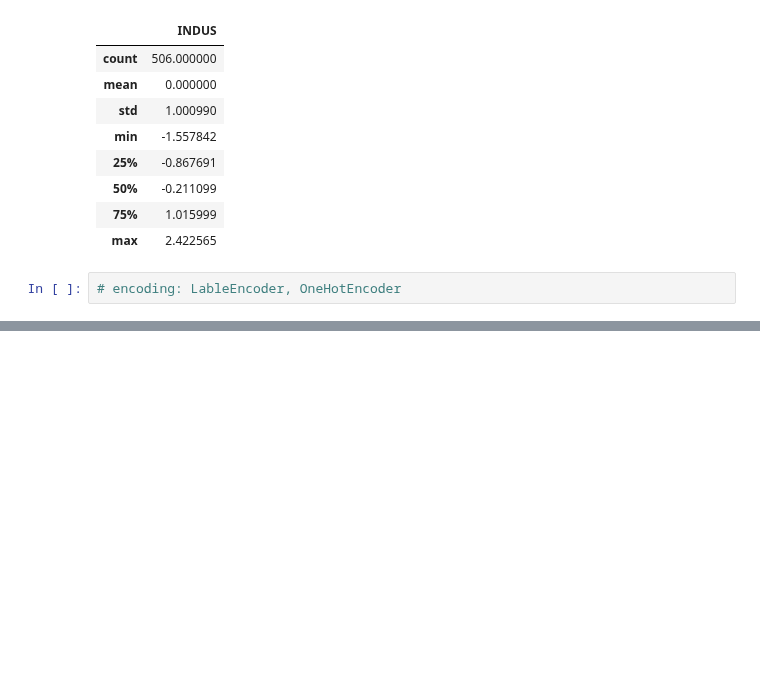
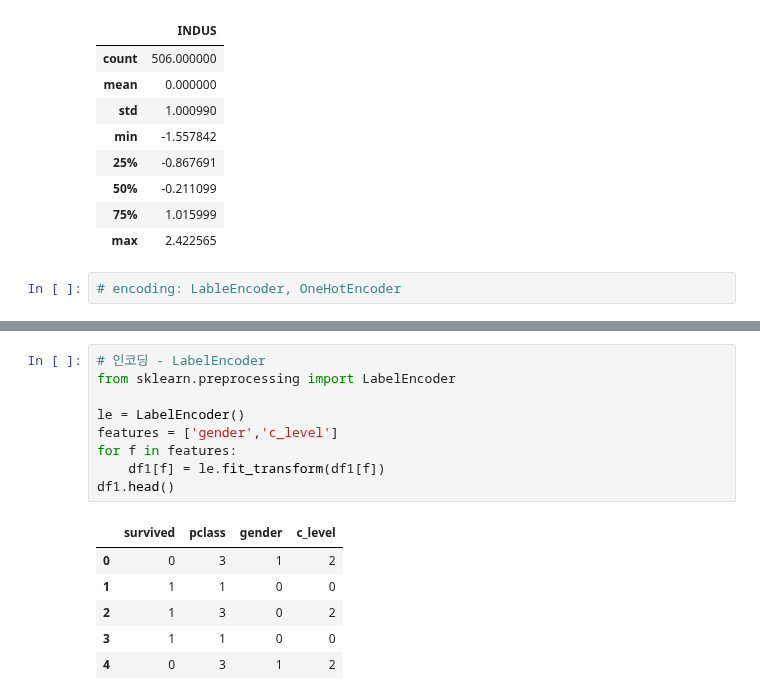
Before and after one commit to bnv20/kdt7, a Jupyter notebook: m2_분석라이브러리활용/pandas/응용.ipynb, the cells around one changed output, grey strips where cells are left out. Drawn from its saved outputs; the diff is of its cells as text; blank space fills up the shorter version.

```diff
--- a/m2_분석라이브러리활용/pandas/응용.ipynb
+++ b/m2_분석라이브러리활용/pandas/응용.ipynb
@@ -940,0 +978,16 @@ df_boston[['INDUS']].describe()
+# %%
+# 인코딩 - LabelEncoder
+from sklearn.preprocessing import LabelEncoder
+
+le = LabelEncoder()
+features = ['gender','c_level']
+for f in features:
+    df1[f] = le.fit_transform(df1[f])
+df1.head()
+# %% [output]
+|  | survived | pclass | gender | c_level |
+| 0 | 0 | 3 | 1 | 2 |
+| 1 | 1 | 1 | 0 | 0 |
+| 2 | 1 | 3 | 0 | 2 |
+| 3 | 1 | 1 | 0 | 0 |
+| 4 | 0 | 3 | 1 | 2 |
```
Also changed, not shown: parts of 8 cells of this notebook.
